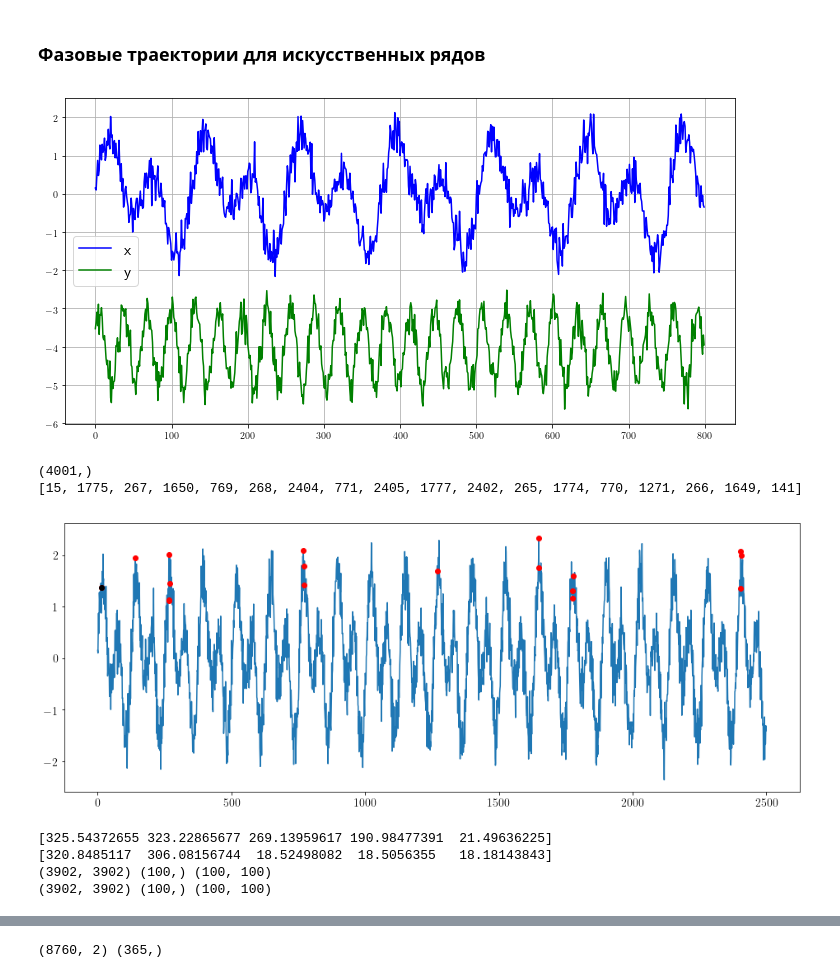
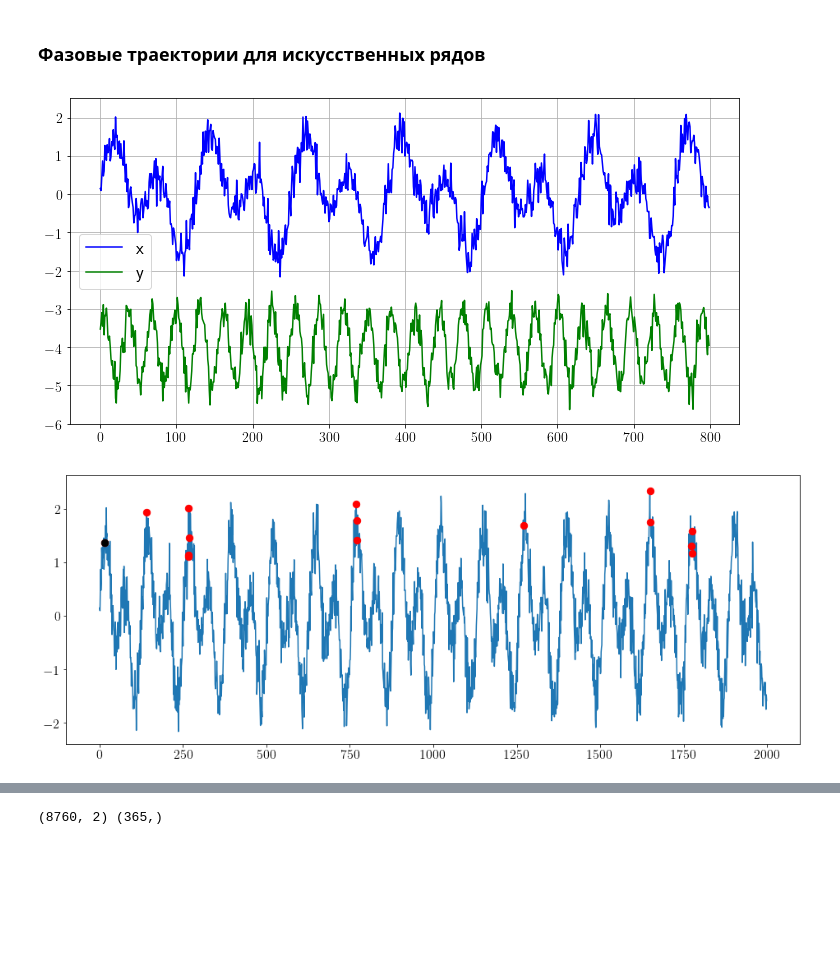
Before and after one commit to Intelligent-Systems-Phystech/BSThesis, a Jupyter notebook: Usmanova2018/code/knn_on_phase_trajectories.ipynb, the cells around one changed output, grey strips where cells are left out. Drawn from its saved outputs; the diff is of its cells as text; code cells hidden in the pictures; blank space fills up the shorter version.

Commit message:
fix slides

```diff
--- a/Usmanova2018/code/knn_on_phase_trajectories.ipynb
+++ b/Usmanova2018/code/knn_on_phase_trajectories.ipynb
@@ -102,3 +23,12 @@ def PlotKnnOnPhaseTrajectories(Pr_list, savefig=False, filename=None):
+# %%
+knn = importlib.reload(knn)
+# %%
+def CCM(ts, L, t, n_neighbors):
+    H = knn.HankelMatrix(ts, L)
+    svd_data = knn.Svd(H, verbose=False)
+    knn_idx = knn.FindKnnIdx(H, t=t, n_neighbors=n_neighbors)
+    Pr = knn.Projection(*svd_data)
+    return knn_idx, Pr
 # %% [markdown]
 ### Фазовые траектории для искусственных рядов
 # %%
@@ -123,31 +53,21 @@ plt.plot(x[:N // 5], label='x', color='blue')
 plt.plot(y[:N // 5] - 4, label='y', color='green')
 
 plt.grid()
-plt.legend(fontsize=16)
+plt.legend(fontsize=18)
+plt.xticks(size=14)
+plt.yticks(size=14)
+
+# plt.savefig('../slides/pictures/generated_data/init_ts.eps')
+
 plt.show()
 # %% [output]
-[figure, old version]
+[figure, new version]
+# %%
+X_knn_idx, Pr_x = CCM(x, L=100, t=15, n_neighbors=24)
+Y_knn_idx, Pr_y = CCM(y, L=100, t=20, n_neighbors=24)
 # %%
-L = 100
-
-H_X = HankelMatrix(x, L)
-H_Y = HankelMatrix(y, L)
-
-X_knn_idx = FindKnnIdx(H_X, t=15, n_neighbors=24)
-PlotTsWithKnn(x, X_knn_idx, t_max=2500, savefig=False, filename='../text/pictures/generated_data/X_sin_knn.eps')
+knn.PlotTsWithKnn(x, X_knn_idx, t_max=2000,
+              savefig=False, filename='../slides/pictures/generated_data/X_sin_knn.eps')
 # %% [output]
-(4001,)
-[15, 1775, 267, 1650, 769, 268, 2404, 771, 2405, 1777, 2402, 265, 1774, 770, 1271, 266, 1649, 141]
-[figure, old version]
+[figure, new version]
-# %%
-X_svd_data = Svd(H_X, verbose=True)
-Y_svd_data = Svd(H_Y, verbose=True)
-
-Pr_x = Projection(*X_svd_data)
-Pr_y = Projection(*Y_svd_data)
-# %% [output]
-[325.54372655 323.22865677 269.13959617 190.98477391  21.49636225]
-[320.8485117  306.08156744  18.52498082  18.5056355   18.18143843]
-(3902, 3902) (100,) (100, 100)
-(3902, 3902) (100,) (100, 100)
 # %%
```
Also changed, not shown: parts of 94 cells of this notebook, 12 other files.
